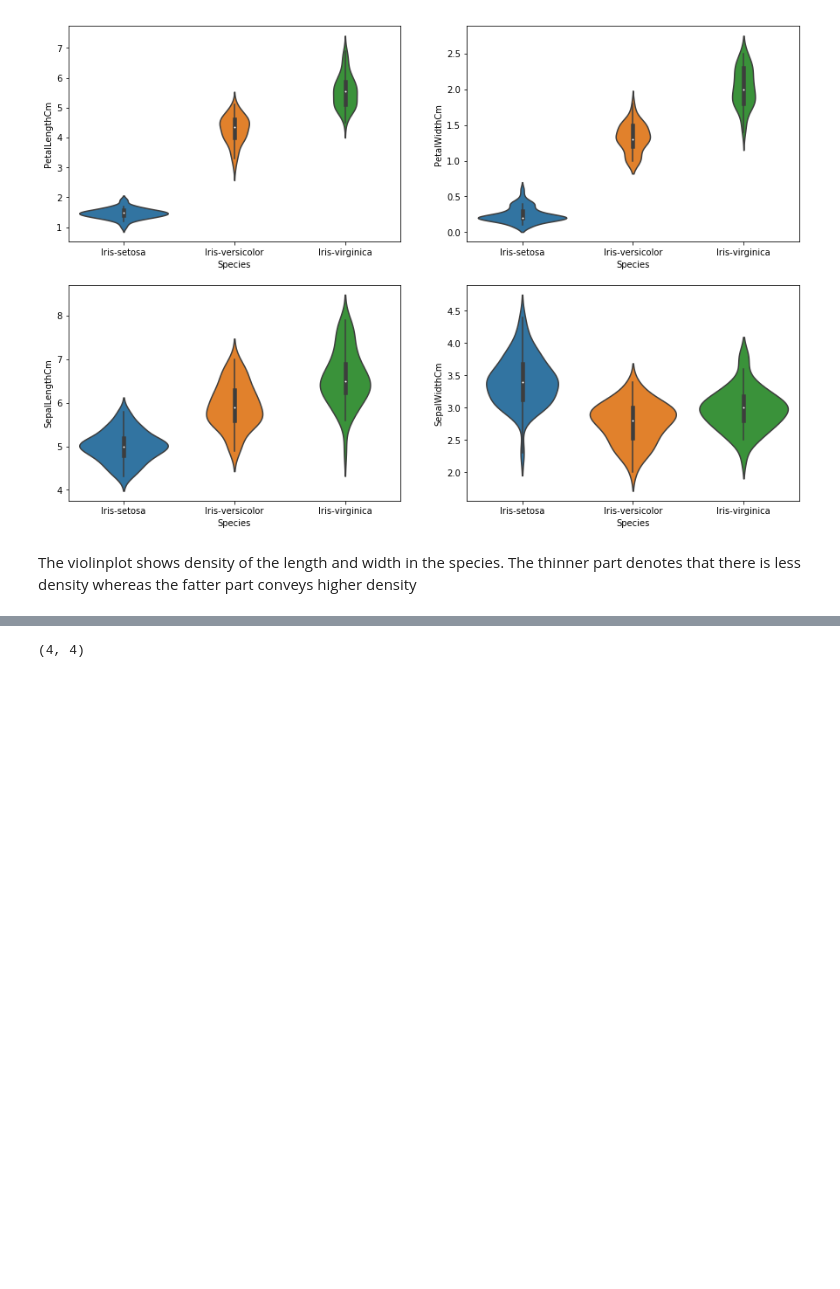
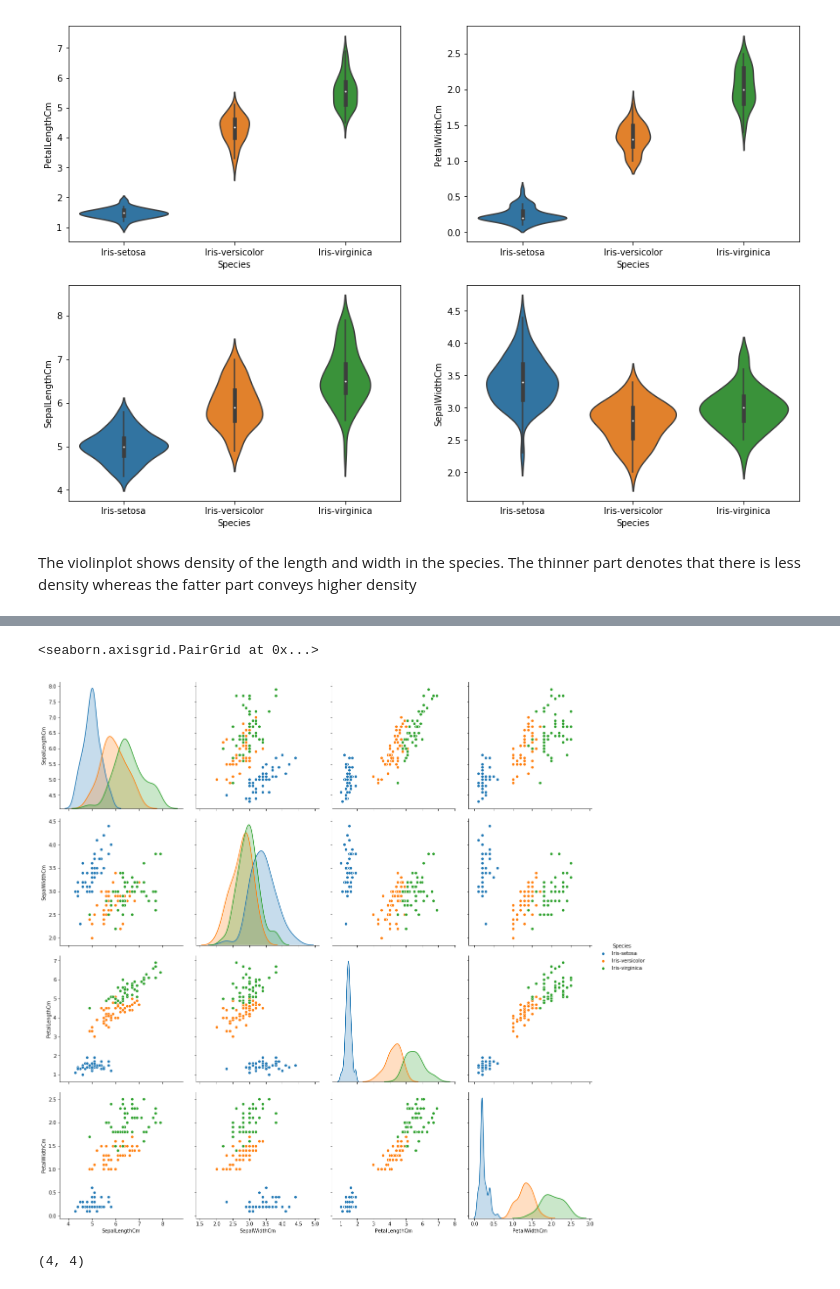
Before and after one commit to shreayan98c/Iris-EDA, a Jupyter notebook: Iris.ipynb, the cells around one changed output, grey strips where cells are left out. Cells and saved outputs as stored; diff of their text form; code cells hidden in the pictures; blank space fills up the shorter version.

```diff
--- a/Iris.ipynb
+++ b/Iris.ipynb
@@ -166,3 +197,9 @@ The violinplot shows density of the length and width in the species. The thinner
+# %%
+# Plotting bivariate relations between each pair of features (4 features x4 so 16 graphs) with hue = "Species"
+sns.pairplot(data, hue="Species", size=4)
+# %% [output]
+<seaborn.axisgrid.PairGrid at 0x...>
+[figure, added]
 # %%
 # Finding out the correlation between the features
 corr = data.corr()
```
Also changed, not shown: parts of 24 cells of this notebook.
